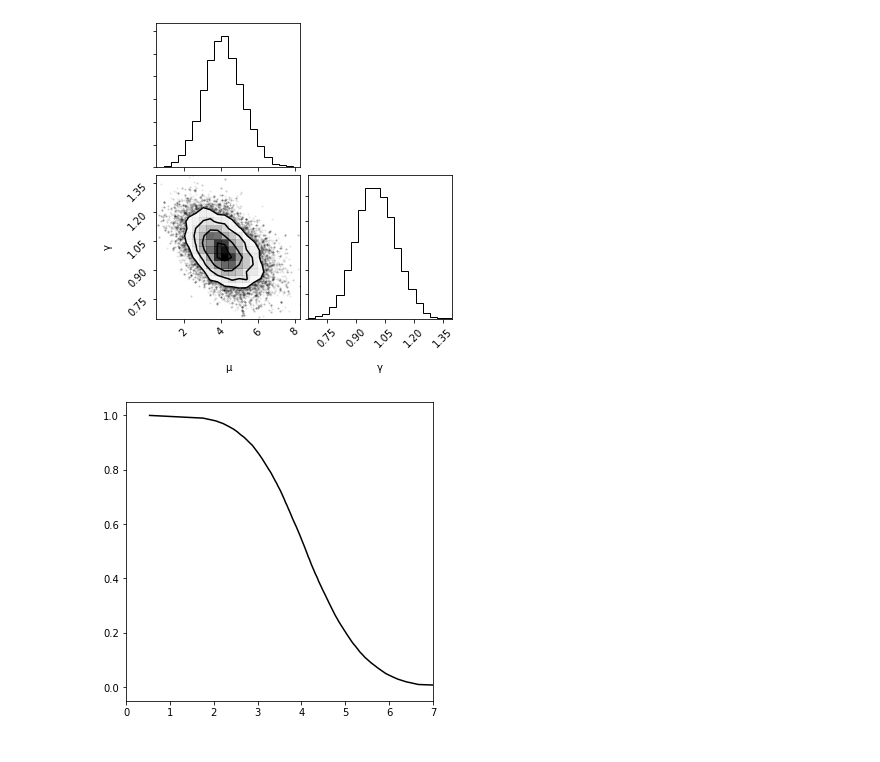
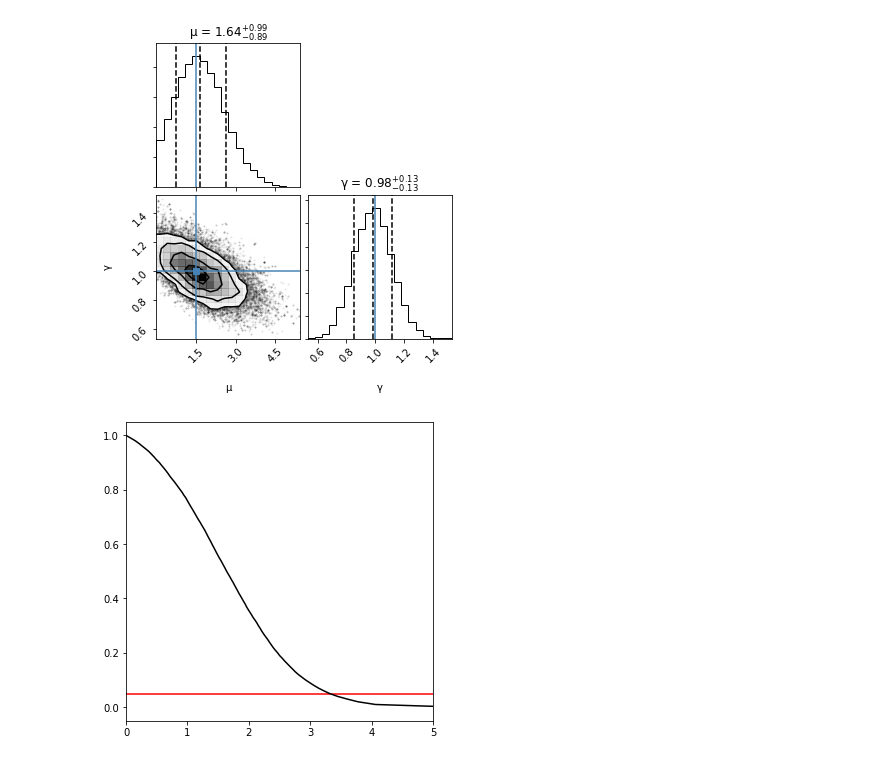
Before and after one commit to scikit-hep/pyhf, a Jupyter notebook: docs/examples/experiments/emcee.ipynb, the cells around one changed output. Drawn from its saved outputs; the diff is of its cells as text; code cells hidden in the pictures.

Commit message:
emcee

```diff
--- a/docs/examples/experiments/emcee.ipynb
+++ b/docs/examples/experiments/emcee.ipynb
@@ -10,13 +45,24 @@ class EmceeWrapper(object):
     def __init__(self,model):
         self.model = model
 
+    def _make_poisson_prior(self):
+        factor = self.model.constraint_model.constraints_poisson.batched_factors
+        base   = pyhf.probability.Poisson(pyhf.tensorlib.astensor(factor))
+        prob   = TransformedDistribution(
+            base,
+            jacobian = lambda y: factor,
+            inverse  = lambda x: factor*x,
+            forward  = lambda y: y/factor,
+        )
+        return prob
+
     def prior(self,pars):
+        #bounds checking is here
         mu    = pars[...,0]
         gamma = pars[...,1]
-        factor = self.model.constraint_model.constraints_poisson.batched_factors[0]
-        prob   = pyhf.probability.Poisson(1*factor)
+        prob   = self._make_poisson_prior()
         return np.where(
-            mu<0,-np.inf,prob.log_prob(gamma*factor) + np.log( factor )
+            mu<0,-np.inf,prob.log_prob(gamma)
         )
 
     def lhood(self,pars,data):
@@ -25,29 +71,29 @@ class EmceeWrapper(object):
             np.asarray(pars)
         )
 
-
     def lhood_times_prior(self,pars,x):
         return self.lhood(pars,x) + self.prior(pars)
 # %%
 w = EmceeWrapper(
-    pyhf.simplemodels.hepdata_like([10],[50],[5])
+    pyhf.simplemodels.hepdata_like([10],[50],[7])
 )
 
 p0 = 1+np.random.rand(4,2)
-sampler = emcee.EnsembleSampler(4, 2, w.lhood_times_prior, args=[90])
+sampler = emcee.EnsembleSampler(4, 2, w.lhood_times_prior, args=[65])
 results = sampler.run_mcmc(p0, 10000)
 flat_samples = sampler.get_chain(discard=500, flat=True)
 # %%
-figure = corner.corner(flat_samples, labels = ['µ','γ'])
+figure = corner.corner(flat_samples, labels = ['µ','γ'], truths = [1.5,1], quantiles=[0.16, 0.5, 0.84],show_titles=True)
 # %% [output]
-[figure, old version]
+[figure, new version]
 # %%
 x = np.linspace(0,1,101)
 y = [
     np.percentile(flat_samples[:,0],100*(1-xx)) for xx in x
 ]
 plt.plot(y,x, label = 'hello', c = 'k')
-plt.xlim(0,7)
+plt.xlim(0,5)
+plt.hlines(0.05,0,5, colors = 'r')
 plt.gcf().set_size_inches(5.5,5.5)
 # %% [output]
-[figure, old version]
+[figure, new version]
```
Also changed, not shown: parts of 2 cells of this notebook.
